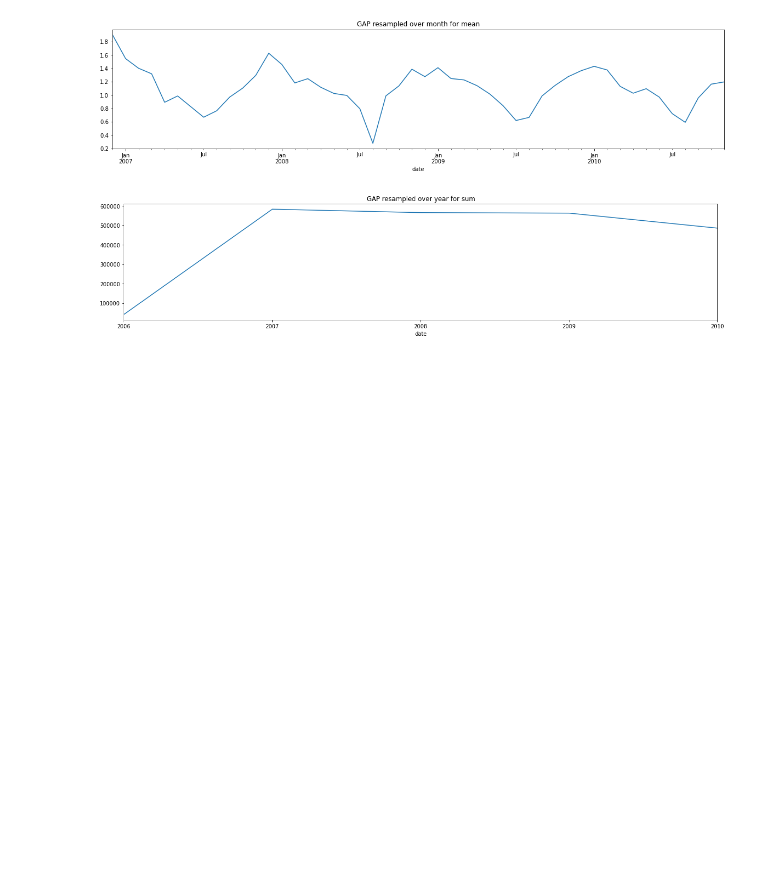
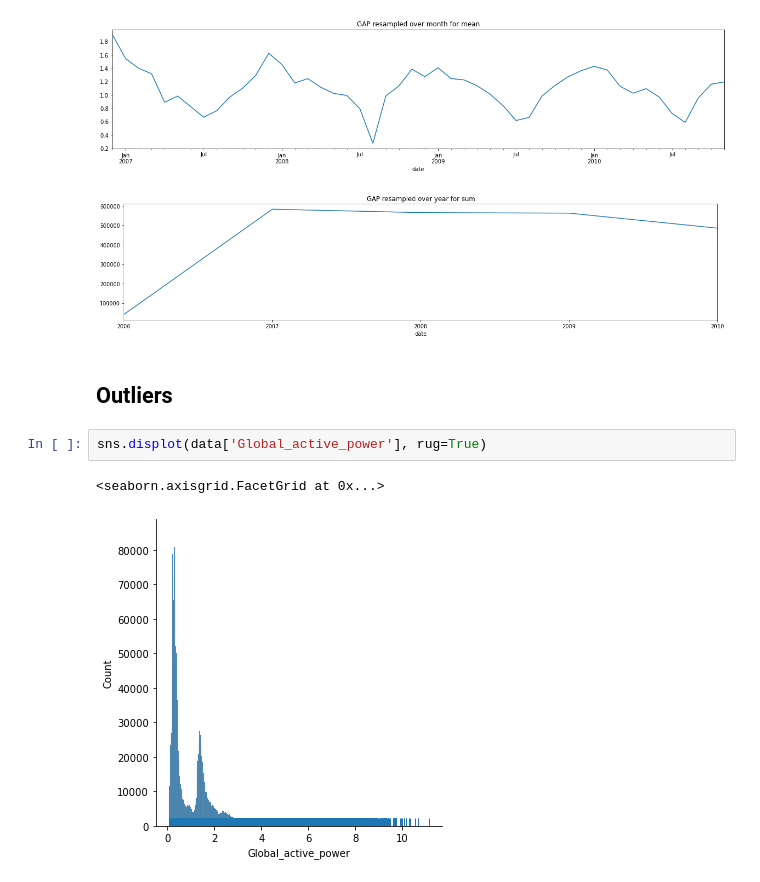
Before and after one commit to tjaros/ml-epc-project, a Jupyter notebook: analysis.ipynb, the cells around one changed output. Drawn from its saved outputs; the diff is of its cells as text; blank space fills up the shorter version.

Commit message:
feat: add outlier analysis

```diff
--- a/analysis.ipynb
+++ b/analysis.ipynb
@@ -82,3 +82,10 @@ plt.show()
 [figure]
 [figure]
 [figure]
+# %% [markdown]
+## Outliers
+# %%
+sns.displot(data['Global_active_power'], rug=True)
+# %% [output]
+<seaborn.axisgrid.FacetGrid at 0x...>
+[figure, added]
```
Also changed, not shown: parts of 3 cells of this notebook.
